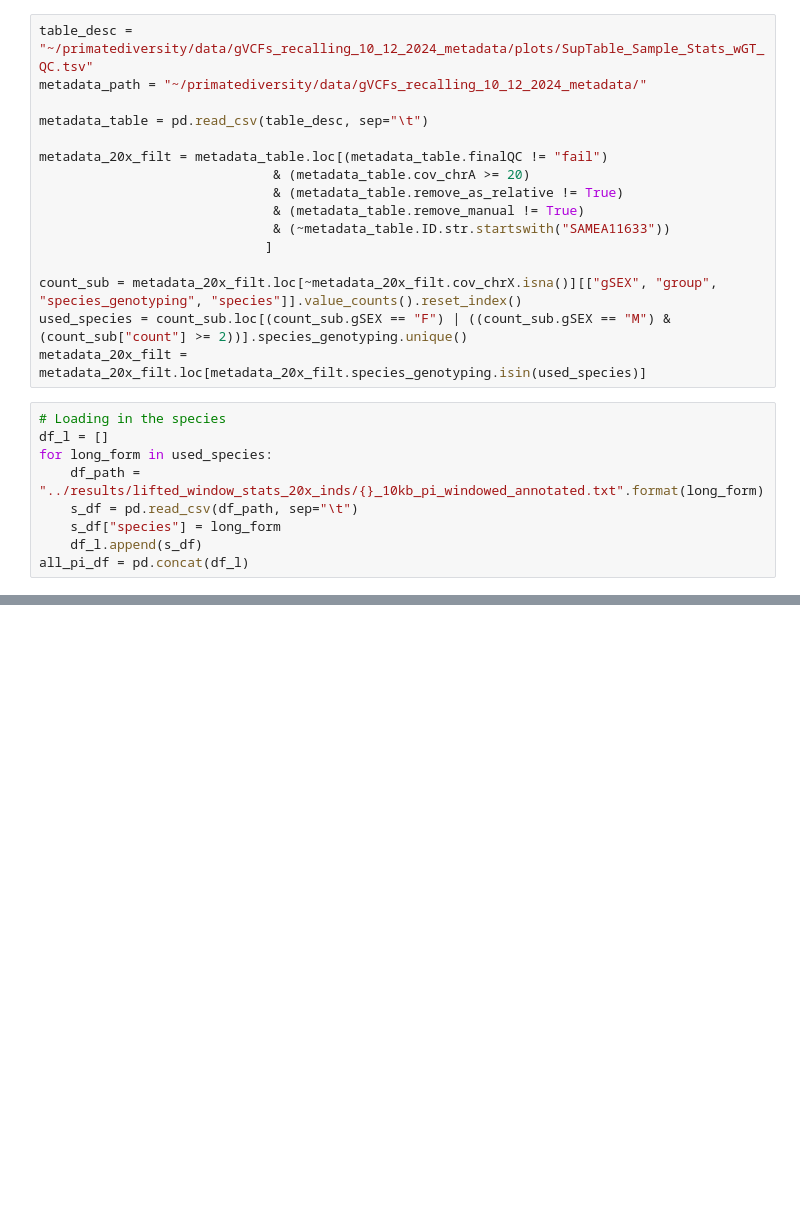
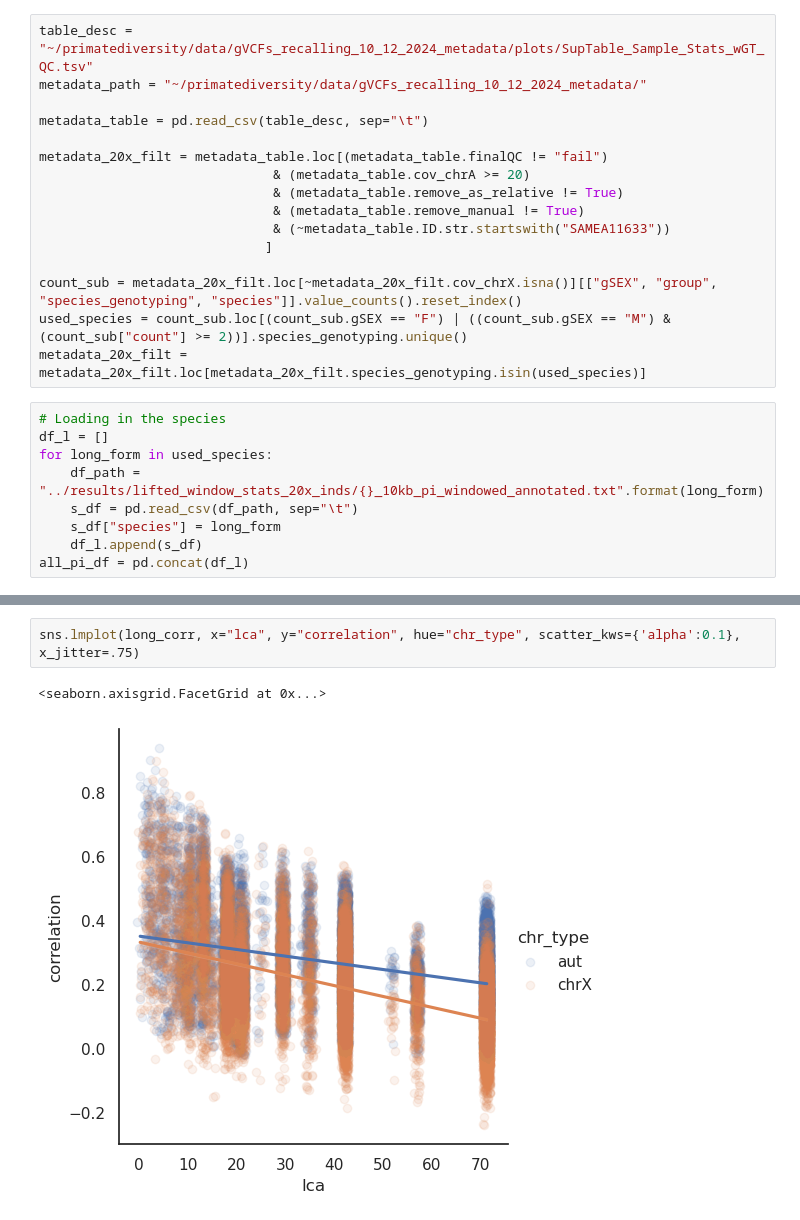
Before and after one commit to erikfogh/selection_primates, a Jupyter notebook: notebooks/main_human03_chromosome_correlations.ipynb, the cells around one changed output, grey strips where cells are left out. Drawn from its saved outputs; the diff is of its cells as text; blank space fills up the shorter version.

```diff
--- a/notebooks/main_human03_chromosome_correlations.ipynb
+++ b/notebooks/main_human03_chromosome_correlations.ipynb
@@ -30,0 +266,5 @@ all_pi_df = pd.concat(df_l)
+# %%
+sns.lmplot(long_corr, x="lca", y="correlation", hue="chr_type", scatter_kws={'alpha':0.1}, x_jitter=.75)
+# %% [output]
+<seaborn.axisgrid.FacetGrid at 0x...>
+[figure, added]
```
Also changed, not shown: parts of 51 cells of this notebook, 33 other files.
